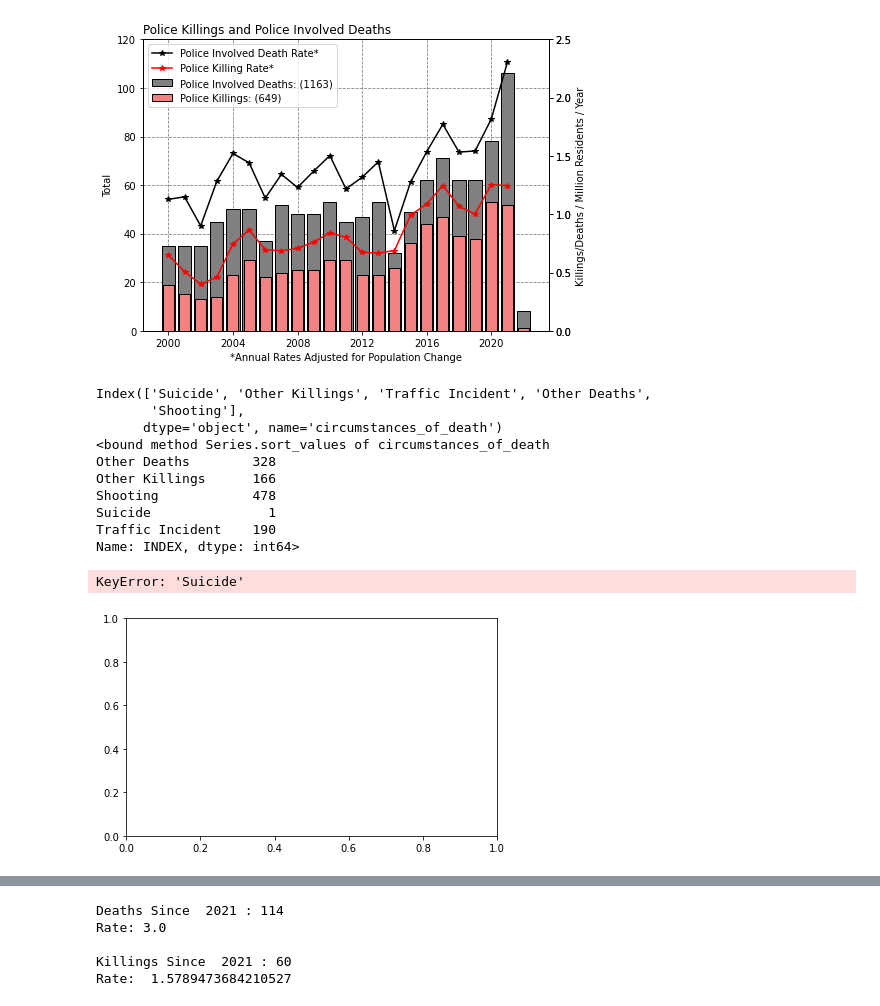
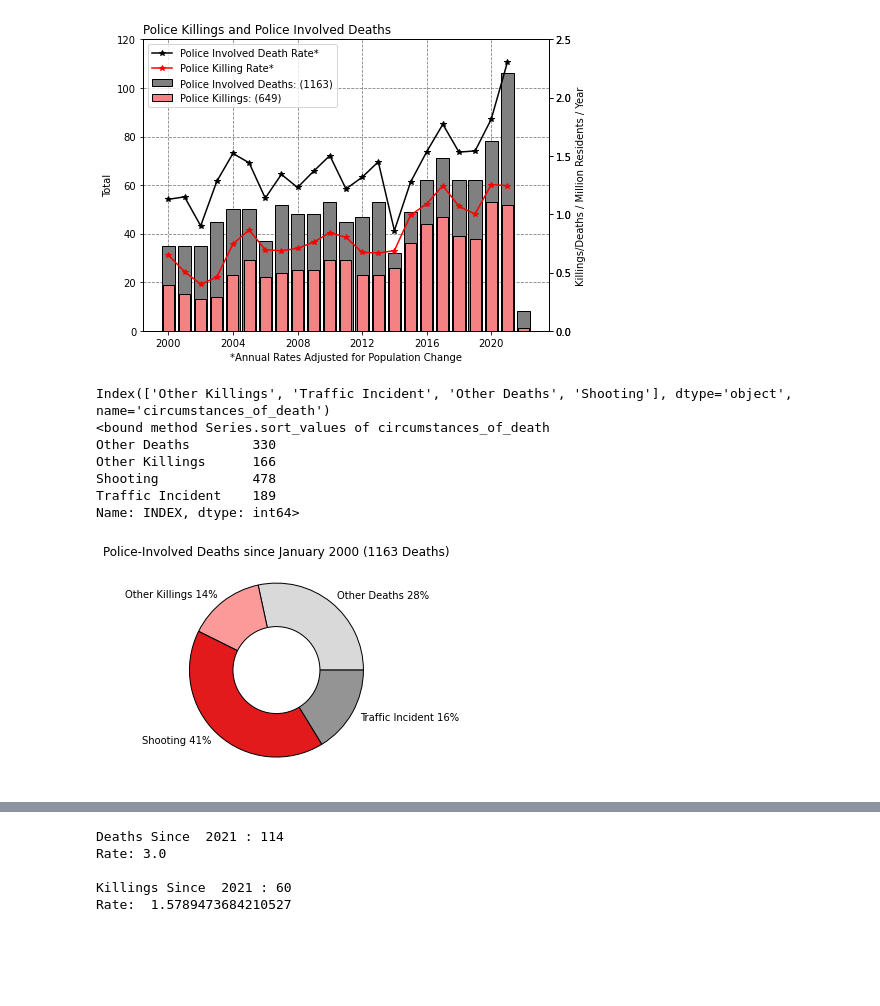
Before and after one commit to Police-Involved-Deaths-CA/Data, a Jupyter notebook: Data_Overview.ipynb, the cells around one changed output, grey strips where cells are left out. Drawn from its saved outputs; the diff is of its cells as text; code cells hidden in the pictures; blank space fills up the shorter version.

```diff
--- a/Data_Overview.ipynb
+++ b/Data_Overview.ipynb
@@ -516,41 +516,37 @@ Rep = {
        'Use of Force':'Other Killings',
        'In Custody':'Other Deaths',
       }
 
 Final_Data['circumstances_of_death'] = Final_Data['circumstances_of_death'].replace(Rep)
 
 Death_Cat=Final_Data.groupby('circumstances_of_death').count()['INDEX']
 
 print(Death_Cat.sort_values().index)
 
 Color_Scheme = {'Shooting':'#e31a1c','Other Killings':'#fb9a99','Other Deaths':'#d9d9d9',
 #                 'In Custody':'#a6cee3',
                 'Traffic Incident':'#949494'}
 
 
 Death_Cat=Final_Data.groupby('circumstances_of_death').count()['INDEX']
 
 print(Death_Cat.sort_values)
 
 
 
 fig,ax=plt.subplots(1,1,figsize = (6.65,4))
 Doughnut(Death_Cat,Color_Scheme,ax)
-ax.set_title('Police-Involved Deaths: January 2000 to October 2021 ('+str(Death_Cat.sum())+' Deaths)')
+ax.set_title('Police-Involved Deaths since January 2000 ('+str(Death_Cat.sum())+' Deaths)')
 
 plt.savefig('docs/images/Distribtution.png',dpi=400)
 # %% [output]
-Index(['Suicide', 'Other Killings', 'Traffic Incident', 'Other Deaths',
-       'Shooting'],
-      dtype='object', name='circumstances_of_death')
+Index(['Other Killings', 'Traffic Incident', 'Other Deaths', 'Shooting'], dtype='object', name='circumstances_of_death')
 <bound method Series.sort_values of circumstances_of_death
-Other Deaths        328
+Other Deaths        330
 Other Killings      166
 Shooting            478
-Suicide               1
-Traffic Incident    190
+Traffic Incident    189
 Name: INDEX, dtype: int64>
-KeyError: 'Suicide'
-[figure, old version]
+[figure, new version]
 # %%
 # PID.groupby('first_name').count()['INDEX']
```
Also changed, not shown: parts of 8 cells of this notebook, 10 other files.
